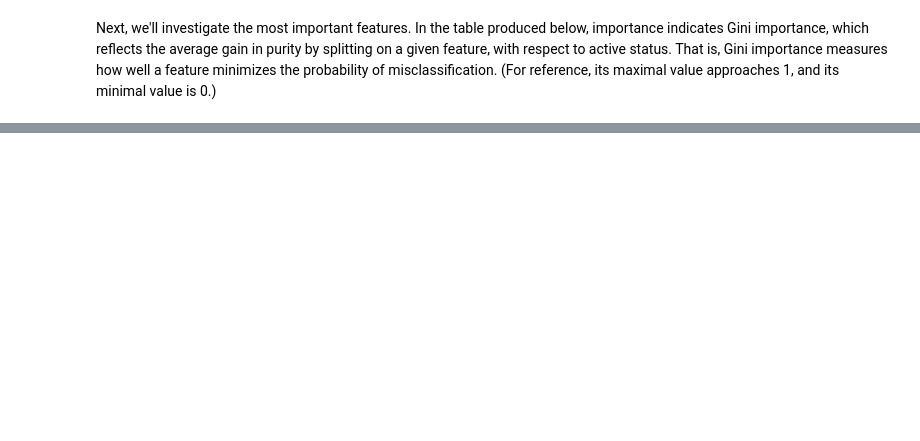
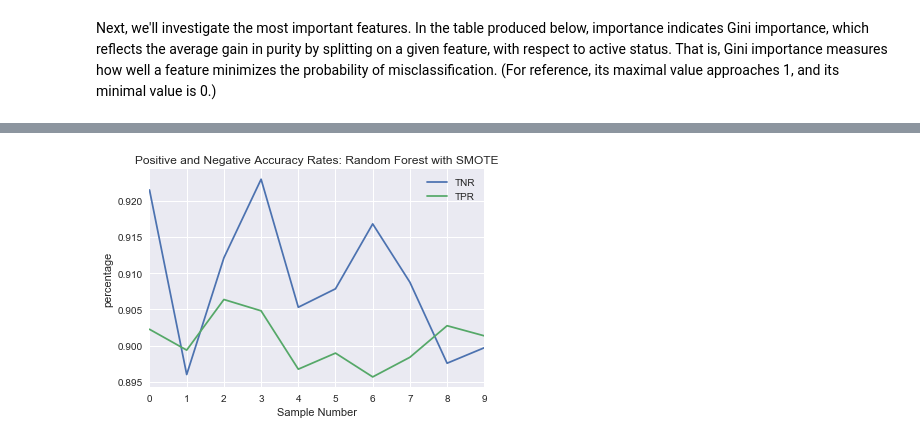
Before and after one commit to AOlden/sb-projects, a Jupyter notebook: diabetes_readmission/Diabetes_Random_Forest.ipynb, the cells around one changed output, grey strips where cells are left out. Saved outputs shown, nothing was run; the diff lists cells and outputs as text; code cells hidden in the pictures; blank space fills up the shorter version.

```diff
--- a/diabetes_readmission/Diabetes_Random_Forest.ipynb
+++ b/diabetes_readmission/Diabetes_Random_Forest.ipynb
@@ -371,10 +435,10 @@ for trial in range(n_trials):
 
     # train, test, split
     Xtrain, Xtest, Ytrain, Ytest = train_test_split(X_resamp, Y_resamp, test_size = .2,
-                                                random_state = 24*trial, stratify = Y_resamp)
+                                                random_state = 3*trial, stratify = Y_resamp)
 
-    # run random forest again w/ oversampled dataset
-    clf_rf_sm = RandomForestClassifier(random_state = 7*trial)
+    # run random forest again w/ oversampled dataset and chosen parameters
+    clf_rf_sm = RandomForestClassifier(random_state = 7, n_estimators = 65, max_features = 'log2', max_depth = 7)
     model_rf_sm = clf_rf_sm.fit(Xtrain, Ytrain)
     print(model_rf_sm.score(Xtest, Ytest))
 
@@ -427,0 +492,9 @@ plt.show()
+# %%
+# line plot
+plots_sm.plot.line()
+plt.xlabel('Sample Number')
+plt.ylabel('percentage')
+plt.title('Positive and Negative Accuracy Rates: Random Forest with SMOTE')
+plt.show()
+# %% [output]
+[figure, added]
```
Also changed, not shown: parts of 19 cells of this notebook.
